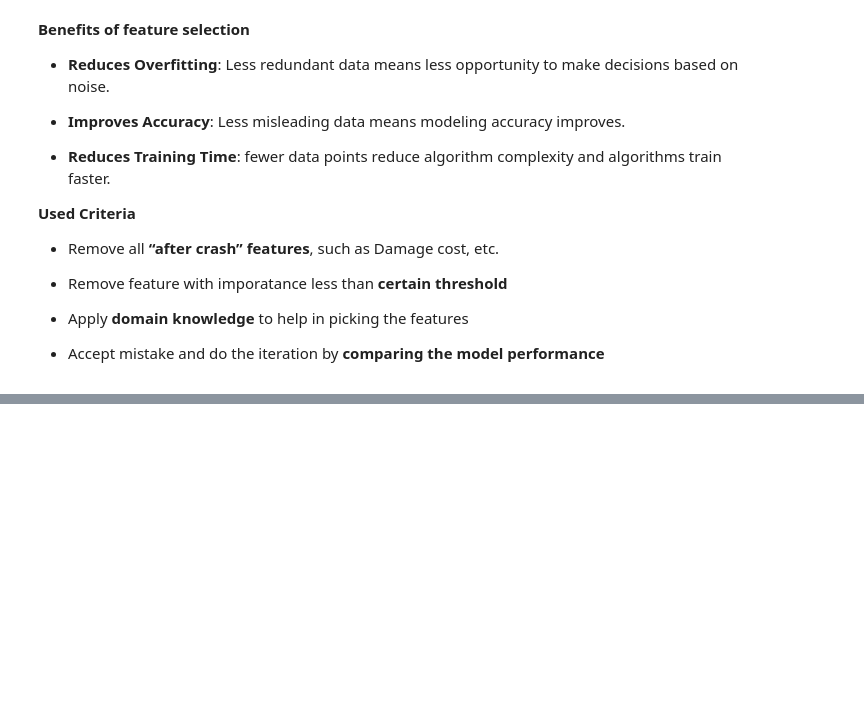
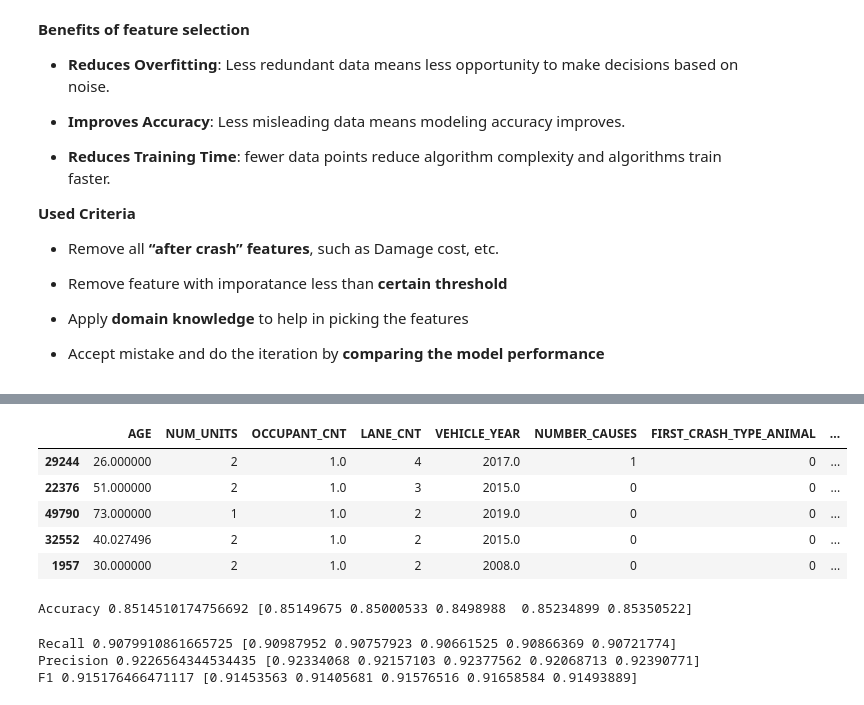
Before and after one commit to shantanu156/vision_zero_chicago_project, a Jupyter notebook: Sprint 3/Tony (For Sprint 3).ipynb, the cells around one changed output, grey strips where cells are left out. Drawn from its saved outputs; the diff is of its cells as text; code cells hidden in the pictures; blank space fills up the shorter version.

```diff
--- a/Sprint 3/Tony (For Sprint 3).ipynb
+++ b/Sprint 3/Tony (For Sprint 3).ipynb
@@ -1746,0 +1958,21 @@ cat_cols = train_new.select_dtypes('object').columns.tolist()
+# %%
+selected_list = ['AGE', 'FIRST_CRASH_TYPE', 'NUM_UNITS', 'PERSON_TYPE', 'OCCUPANT_CNT', 'LANE_CNT', 'AIRBAG_DEPLOYED', 'SEX',
+                 'INTERSECTION_RELATED_I', 'TRAFFICWAY_TYPE', 'VEHICLE_YEAR', 'CRASH_HOUR', 'LIGHTING_CONDITION', 'MANEUVER',
+                 'PRIM_CONTRIBUTORY_CAUSE', 'SAFETY_EQUIPMENT', 'DRIVER_VISION', 'ROADWAY_SURFACE_COND', 'SEC_CONTRIBUTORY_CAUSE',
+                'NUMBER_CAUSES']
+
+X_train = train_new[selected_list]
+Y_train = train_new['INJURY']
+# %%
+# performing one hot encoding on all the object features
+X_train['VEHICLE_YEAR'].fillna(X_train['VEHICLE_YEAR'].mode()[0], inplace=True)
+X_train = pd.get_dummies(X_train, columns = X_train.select_dtypes(['object']).columns, drop_first=True)
+# %%
+X_train.head()
+# %% [output]
+|  | AGE | NUM_UNITS | OCCUPANT_CNT | LANE_CNT | VEHICLE_YEAR | NUMBER_CAUSES | FIRST_CRASH_TYPE_ANIMAL | ... |
+| 29244 | 26.000000 | 2 | 1.0 | 4 | 2017.0 | 1 | 0 | ... |
+| 22376 | 51.000000 | 2 | 1.0 | 3 | 2015.0 | 0 | 0 | ... |
+| 49790 | 73.000000 | 1 | 1.0 | 2 | 2019.0 | 0 | 0 | ... |
+| 32552 | 40.027496 | 2 | 1.0 | 2 | 2015.0 | 0 | 0 | ... |
+| 1957 | 30.000000 | 2 | 1.0 | 2 | 2008.0 | 0 | 0 | ... |
@@ -1746,0 +1983,21 @@ cat_cols = train_new.select_dtypes('object').columns.tolist()
+# %%
+#Create a Decision Tree Classifier
+clf_dt = DecisionTreeClassifier()
+
+#Train the model using the training sets y_pred=clf.predict(X_test)
+scores = cross_val_score(clf_dt, X_train, y_train, cv = 5)
+clf_dt.fit(X_train, y_train)
+print('Accuracy', np.mean(scores), scores)
+# %% [output]
+Accuracy 0.8514510174756692 [0.85149675 0.85000533 0.8498988  0.85234899 0.85350522]
+# %%
+recall = cross_val_score(clf_dt, X_train, y_train, cv = 5, scoring='recall')
+print('Recall', np.mean(recall), recall)
+precision = cross_val_score(clf_dt, X_train, y_train, cv = 5, scoring='precision')
+print('Precision', np.mean(precision), precision)
+f1 = cross_val_score(clf_dt, X_train, y_train, cv=5, scoring='f1')
+print('F1', np.mean(f1), f1)
+# %% [output]
+Recall 0.9079910861665725 [0.90987952 0.90757923 0.90661525 0.90866369 0.90721774]
+Precision 0.9226564344534435 [0.92334068 0.92157103 0.92377562 0.92068713 0.92390771]
+F1 0.915176466471117 [0.91453563 0.91405681 0.91576516 0.91658584 0.91493889]
```
Also changed, not shown: parts of 50 cells of this notebook.
